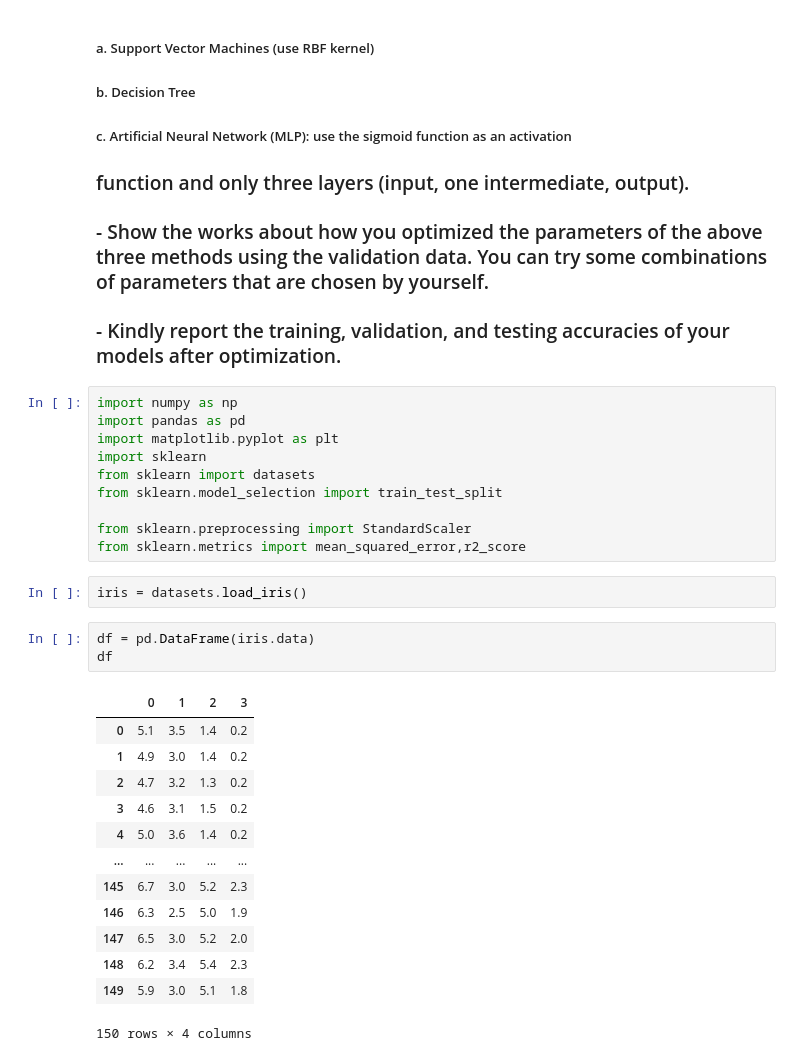
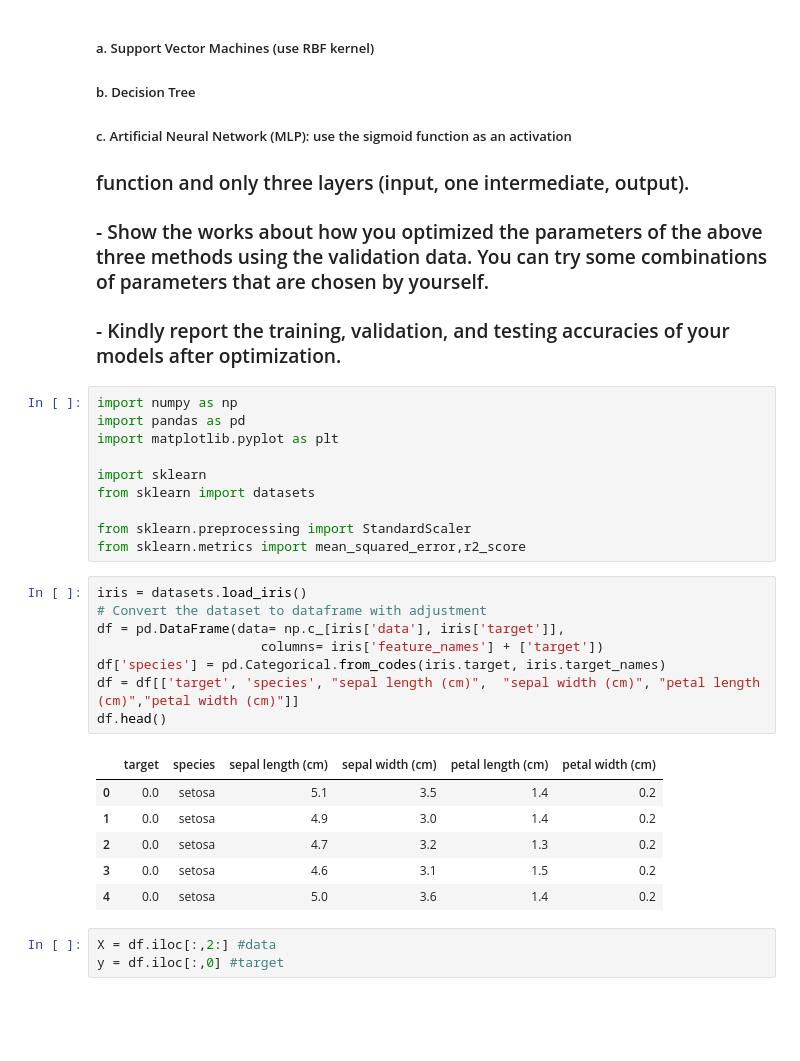
Before and after one commit to gitony0101/homework, a Jupyter notebook: Computational Methods – Spring 2021 Final Exam.ipynb, the cells around one changed output. Saved outputs shown, nothing was run; the diff lists cells and outputs as text; blank space fills up the shorter version.

```diff
--- a/Computational Methods – Spring 2021 Final Exam.ipynb
+++ b/Computational Methods – Spring 2021 Final Exam.ipynb
@@ -15,28 +15,27 @@
 import numpy as np
 import pandas as pd
 import matplotlib.pyplot as plt
+
 import sklearn
 from sklearn import datasets
-from sklearn.model_selection import train_test_split
 
 from sklearn.preprocessing import StandardScaler
 from sklearn.metrics import mean_squared_error,r2_score
-# %%
-iris = datasets.load_iris()
-# %%
-df = pd.DataFrame(iris.data)
-df
-# %% [output]
-|  | 0 | 1 | 2 | 3 |
-| 0 | 5.1 | 3.5 | 1.4 | 0.2 |
-| 1 | 4.9 | 3.0 | 1.4 | 0.2 |
-| 2 | 4.7 | 3.2 | 1.3 | 0.2 |
-| 3 | 4.6 | 3.1 | 1.5 | 0.2 |
-| 4 | 5.0 | 3.6 | 1.4 | 0.2 |
-| ... | ... | ... | ... | ... |
-| 145 | 6.7 | 3.0 | 5.2 | 2.3 |
-| 146 | 6.3 | 2.5 | 5.0 | 1.9 |
-| 147 | 6.5 | 3.0 | 5.2 | 2.0 |
-| 148 | 6.2 | 3.4 | 5.4 | 2.3 |
-| 149 | 5.9 | 3.0 | 5.1 | 1.8 |
-150 rows × 4 columns
+# %%
+iris = datasets.load_iris()
+# Convert the dataset to dataframe with adjustment
+df = pd.DataFrame(data= np.c_[iris['data'], iris['target']],
+                     columns= iris['feature_names'] + ['target'])
+df['species'] = pd.Categorical.from_codes(iris.target, iris.target_names)
+df = df[['target', 'species', "sepal length (cm)",	"sepal width (cm)",	"petal length (cm)","petal width (cm)"]]
+df.head()
+# %% [output]
+|  | target | species | sepal length (cm) | sepal width (cm) | petal length (cm) | petal width (cm) |
+| 0 | 0.0 | setosa | 5.1 | 3.5 | 1.4 | 0.2 |
+| 1 | 0.0 | setosa | 4.9 | 3.0 | 1.4 | 0.2 |
+| 2 | 0.0 | setosa | 4.7 | 3.2 | 1.3 | 0.2 |
+| 3 | 0.0 | setosa | 4.6 | 3.1 | 1.5 | 0.2 |
+| 4 | 0.0 | setosa | 5.0 | 3.6 | 1.4 | 0.2 |
+# %%
+X = df.iloc[:,2:] #data
+y = df.iloc[:,0] #target
```
Also changed, not shown: parts of 4 cells of this notebook, 1 other file.
